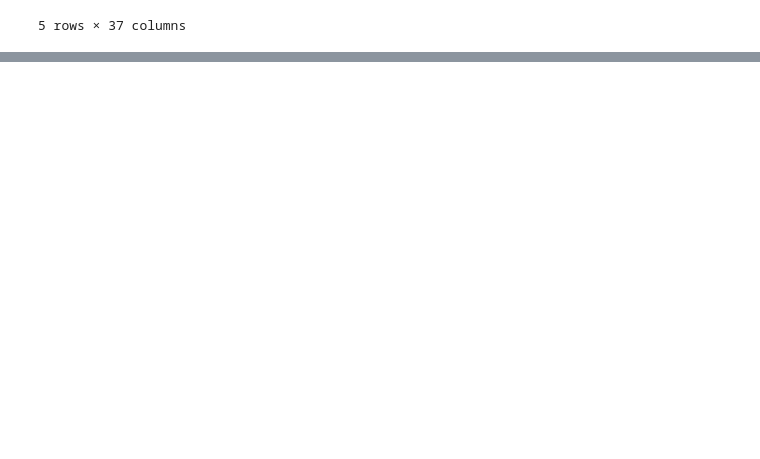
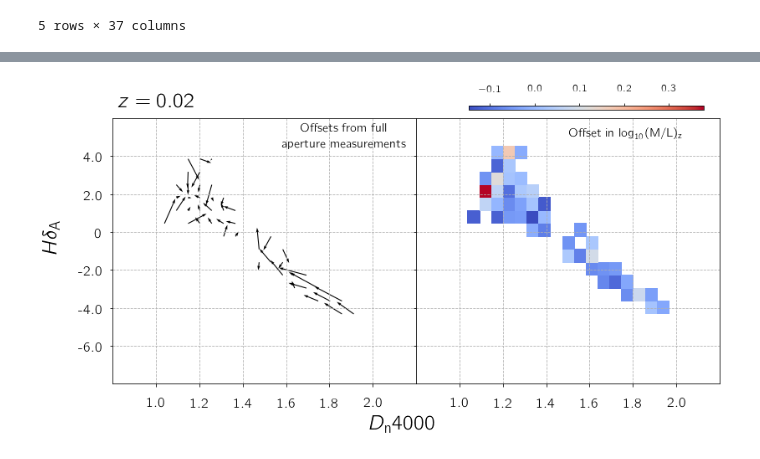
Before and after one commit to nityamd/MaNGA_Masses, a Jupyter notebook: notebooks/7. Mass-to-light Ratio Offsets.ipynb, the cells around one changed output, grey strips where cells are left out. Cells and saved outputs as stored; diff of their text form; code cells hidden in the pictures; blank space fills up the shorter version.

```diff
--- a/notebooks/7. Mass-to-light Ratio Offsets.ipynb
+++ b/notebooks/7. Mass-to-light Ratio Offsets.ipynb
@@ -95,10 +100,14 @@ def all_measures(array,z):
     b = a[~np.isnan(hd)]
     hd_all = b['hdelta_all']
     b = b[hd_all>-10]
-
+    print(len(b), len(hd), len(d4))
     #at that redshift
     hd_z = hd[~np.isnan(hd)][hd_all>-10]
     d4_z = d4[~np.isnan(hd)][hd_all>-10]
+    print(len(d4_z), len(hd_z))
+    d4_z = d4_z[hd_z>-10]
+    b = b[hd_z>-10]
+    hd_z = hd_z[hd_z>-10]
 
     #Offsets
     offz_d4 = np.array([b['dn4000_all'][i]- d4_z[i] for i in range(len(d4_z))])
@@ -119,7 +128,7 @@ def all_measures(array,z):
             'mlz_z': mlz_z, 'mlz_all': mlz_all, 'offset_mlz': mlz_offset
             }
     d = pd.DataFrame(data=data)
-    filepath = '/Users/nitya/Work/data/Project2/offset_mlratio_nearest_'+str(z)+'.csv'
+    filepath = '/Users/nitya/Work/data/Project2/offset_mlratio_nearest_nonmodel_'+str(z)+'.csv'
     d.to_csv(filepath)
 
     return d
@@ -131,0 +135,4 @@ len(c3[np.isnan(c3['mlz_z'])==True])
+# %%
+p1 = all_measures(d1,0.02)
+p2 = all_measures(d3,0.06)
+p3 = all_measures(d6,0.14)
@@ -131,0 +146,65 @@ len(c3[np.isnan(c3['mlz_z'])==True])
+# %%
+tcount = binned_statistic_2d(p1['d4_z'],p1['hd_z'],p1['z'],
+                             statistic = 'count',bins=(20,20))
+hdoff = binned_statistic_2d(p1['d4_z'],p1['hd_z'],p1['offset_hd'],
+                            statistic = 'mean',bins=(20,20))
+d4off = binned_statistic_2d(p1['d4_z'],p1['hd_z'],p1['offset_d4'],
+                            statistic = 'mean',bins=(20,20))
+t1 = binned_statistic_2d(p1['d4_z'], p1['hd_z'],p1['offset_mlz'],
+                         statistic = 'mean',bins=(20,20))
+
+yedges = [0.5*(tcount[1][i] + tcount[1][i+1]) for i in range(20)]
+xedges = [0.5*(tcount[2][i] + tcount[2][i+1]) for i in range(20)]
+
+hd_offset = np.ma.array(hdoff[0], mask = tcount[0] <= 3)
+d4_offset = np.ma.array(d4off[0], mask = tcount[0] <= 3)
+number = np.ma.array(tcount[0], mask = tcount[0] <= 3)
+ml = np.ma.array(t1[0], mask = tcount[0] <= 3)
+
+
+fig, (ax1, ax2) = plt.subplots(1, 2, figsize = (13,7))
+
+#cs1 = ax1.pcolormesh(yedges1,xedges1,np.transpose(number), cmap = plt.cm.Greys_r, norm = LogNorm())
+q = ax1.quiver(yedges, xedges, np.transpose(d4_offset), np.transpose(hd_offset),
+              angles = 'xy', scale = 1., scale_units = 'xy')
+
+ax1.grid(linestyle = '--')
+ax1.set_xticks([1.0,1.2,1.4,1.6,1.8,2.0])
+ax1.set_yticks([-4.0,-2.0,0,2.0,4.0,6.0])
+ax1.yaxis.set_ticklabels([-6.0,-4.0,-2.0,0,2.0,4.0,6.0])
+ax1.set_xlim(0.8,2.2)
+ax1.set_ylim(-6.0,8.0)
+
+cs2 = ax2.pcolormesh(yedges,xedges,np.transpose(ml), cmap = plt.cm.coolwarm)
+ax2.grid(linestyle = '--')
+ax2.set_xticks([1.0,1.2,1.4,1.6,1.8,2.0])
+ax2.set_yticks([-4.0,-2.0,0,2.0,4.0,6.0])
+ax2.yaxis.set_ticklabels([])
+ax2.set_xlim(0.8,2.2)
+ax2.set_ylim(-6.0,8.0)
+
+#cbar_ax1 = fig.add_axes([0.14, 0.85, 0.3, 0.01])
+#cb1 = fig.colorbar(cs1,orientation = 'horizontal', cax=cbar_ax1)
+#cb1.ax.xaxis.set_ticks_position('top')
+#cb1.ax.tick_params(labelsize=13)
+cbar_ax2 = fig.add_axes([0.58, 0.85, 0.3, 0.01])
+cb2 = fig.colorbar(cs2,orientation = 'horizontal', cax=cbar_ax2)
+cb2.ax.xaxis.set_ticks_position('top')
+cb2.ax.tick_params(labelsize=13)
+
+fig.text(0.78, 0.79, r'Offset in ${\rm log}_{10}(\rm M/L)_{z}$',
+         ha='center', va='center', fontsize = 15)
+fig.text(0.42, 0.79, 'Offsets from full \n aperture measurements',
+         ha='center', va='center', fontsize = 15)
+fig.text(0.18, 0.87, r'$z=0.02$',
+         ha='center', va='center', fontsize = 25)
+fig.text(0.495, 0.1, r'$D_{\rm n}4000$',
+         ha='center', va='center', fontsize = 25)
+fig.text(0.05, 0.55, r'$H\delta_{\rm A}$',
+          rotation=90, ha='center', va='center', fontsize = 25)
+
+plt.gcf().subplots_adjust(wspace=0, hspace = 0, top = 0.83, bottom = 0.2)
+plt.savefig('/Users/Nitya/Desktop/mlz_offset_0.02.pdf')
+plt.show()
+# %% [output]
+[figure, added]
```
Also changed, not shown: parts of 19 cells of this notebook.
